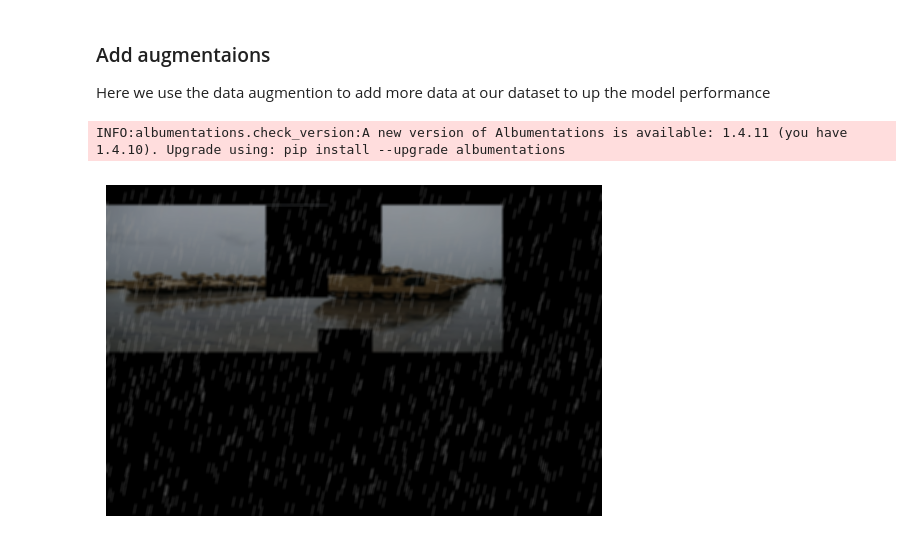
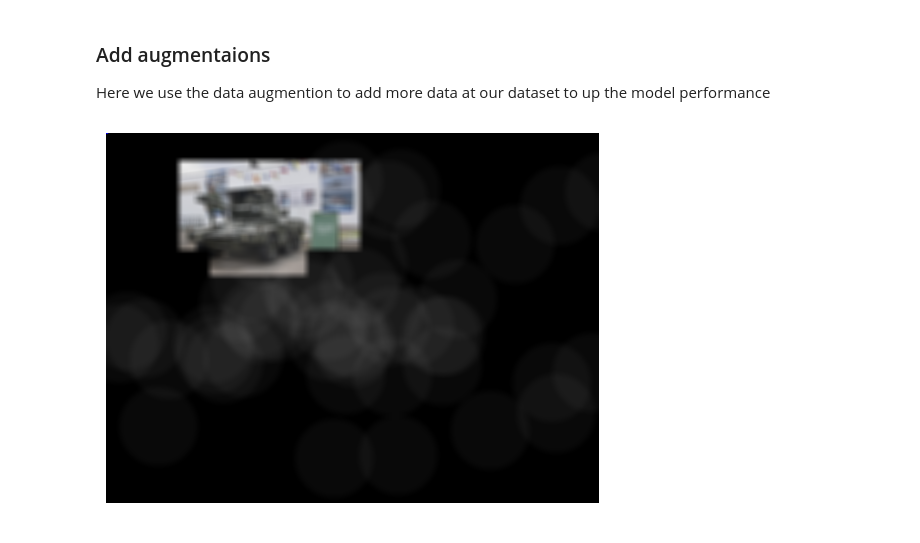
Before and after one commit to jonasrenault/adomvi, a Jupyter notebook: notebooks/01_Prepare.ipynb, the cells around one changed output. Drawn from its saved outputs; the diff is of its cells as text; code cells hidden in the pictures.

Commit message:
Add augment dataset function

```diff
--- a/notebooks/01_Prepare.ipynb
+++ b/notebooks/01_Prepare.ipynb
@@ -195,18 +260,17 @@ Here we use the data augmention to add more data at our dataset to up the model
 # %%
 from pathlib import Path
 from adomvi.datasets.augmentation import show_image, func_augmentation, yolo_to_voc, load_labels, apply_augmentation
 import cv2
 
 
 # Exemple d'utilisation pour une image
-image_path = Path() / 'dataset/images/test/00e28b8687851c45.jpg'
-label_path = Path() / 'dataset/labels/test/00e28b8687851c45.txt'
+image_path = Path() / 'dataset/images/test/2e0af504-128e-44f3-83d5-805e7f3c1ab8.JPEG'
+label_path = Path() / 'dataset/labels/test/2e0af504-128e-44f3-83d5-805e7f3c1ab8.txt'
 
 aug_image, aug_bboxes = apply_augmentation(image_path, label_path, func_augmentation)
 
 
 show_image(aug_image, aug_bboxes)
 # %% [output]
-INFO:albumentations.check_version:A new version of Albumentations is available: 1.4.11 (you have 1.4.10). Upgrade using: pip install --upgrade albumentations
-[figure, old version]
+[figure, new version]
 # %%
```
Also changed, not shown: parts of 14 cells of this notebook, 3 other files.
